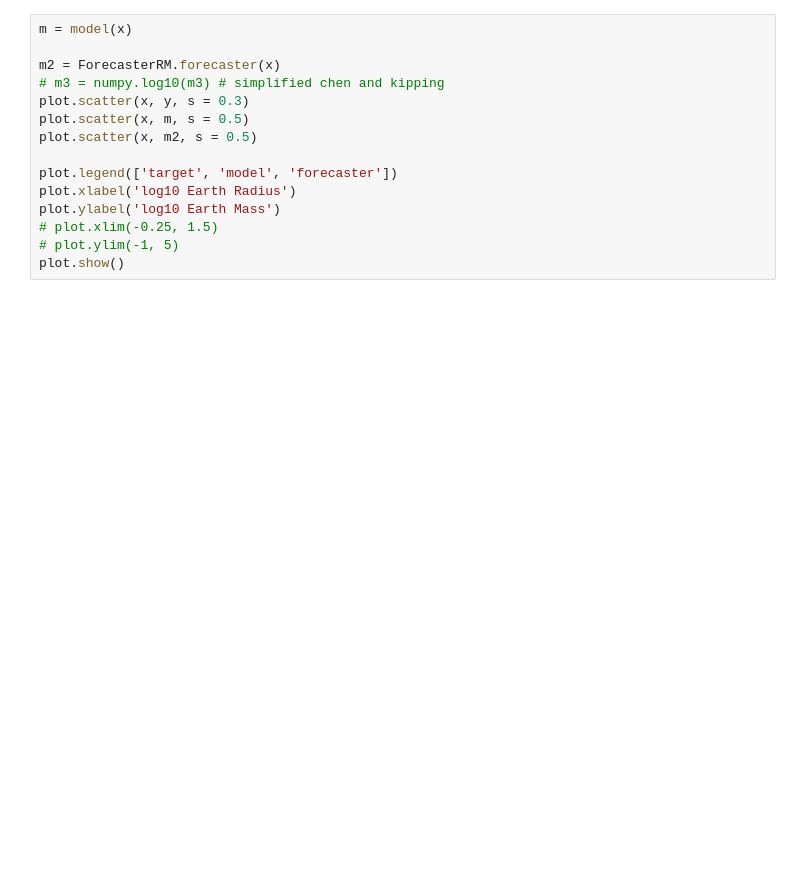
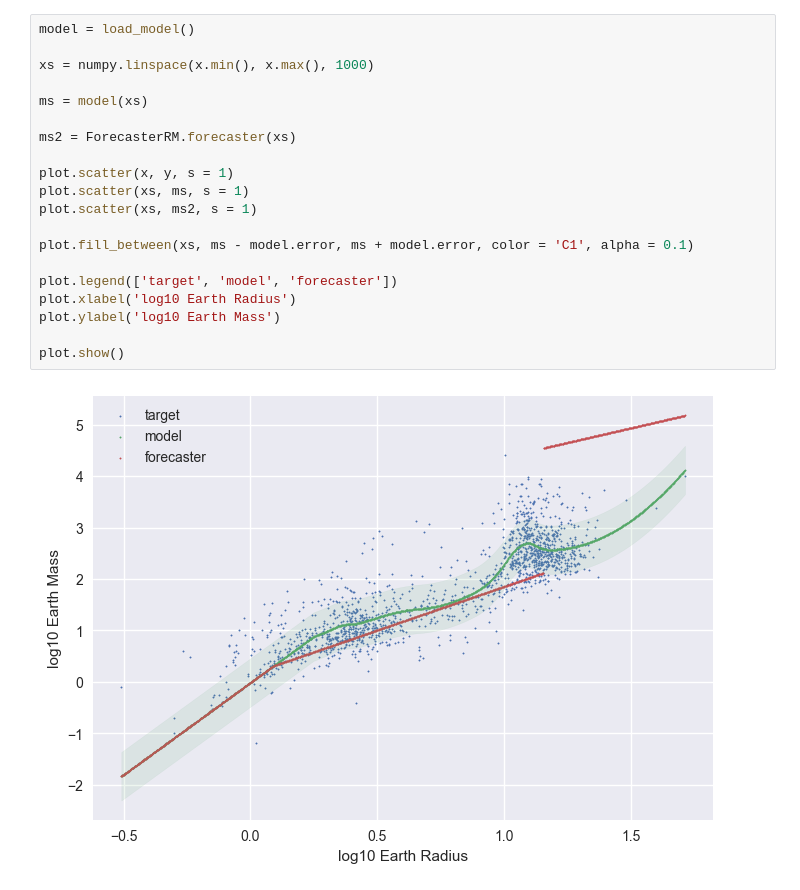
Before and after one commit to kzhu2099/ExoRM, a Jupyter notebook: ExoRM/example.ipynb, the cells around one changed output. Saved outputs shown, nothing was run; the diff lists cells and outputs as text; blank space fills up the shorter version.

```diff
--- a/ExoRM/example.ipynb
+++ b/ExoRM/example.ipynb
@@ -25,16 +42,23 @@ model = load_model()
 # %%
-m = model(x)
+model = load_model()
 
-m2 = ForecasterRM.forecaster(x)
-# m3 = numpy.log10(m3) # simplified chen and kipping
-plot.scatter(x, y, s = 0.3)
-plot.scatter(x, m, s = 0.5)
-plot.scatter(x, m2, s = 0.5)
+xs = numpy.linspace(x.min(), x.max(), 1000)
+
+ms = model(xs)
+
+ms2 = ForecasterRM.forecaster(xs)
+
+plot.scatter(x, y, s = 1)
+plot.scatter(xs, ms, s = 1)
+plot.scatter(xs, ms2, s = 1)
+
+plot.fill_between(xs, ms - model.error, ms + model.error, color = 'C1', alpha = 0.1)
 
 plot.legend(['target', 'model', 'forecaster'])
 plot.xlabel('log10 Earth Radius')
 plot.ylabel('log10 Earth Mass')
-# plot.xlim(-0.25, 1.5)
-# plot.ylim(-1, 5)
+
 plot.show()
+# %% [output]
+[figure, added]
 # %%
```
Also changed, not shown: parts of 7 cells of this notebook, 2 other files.
